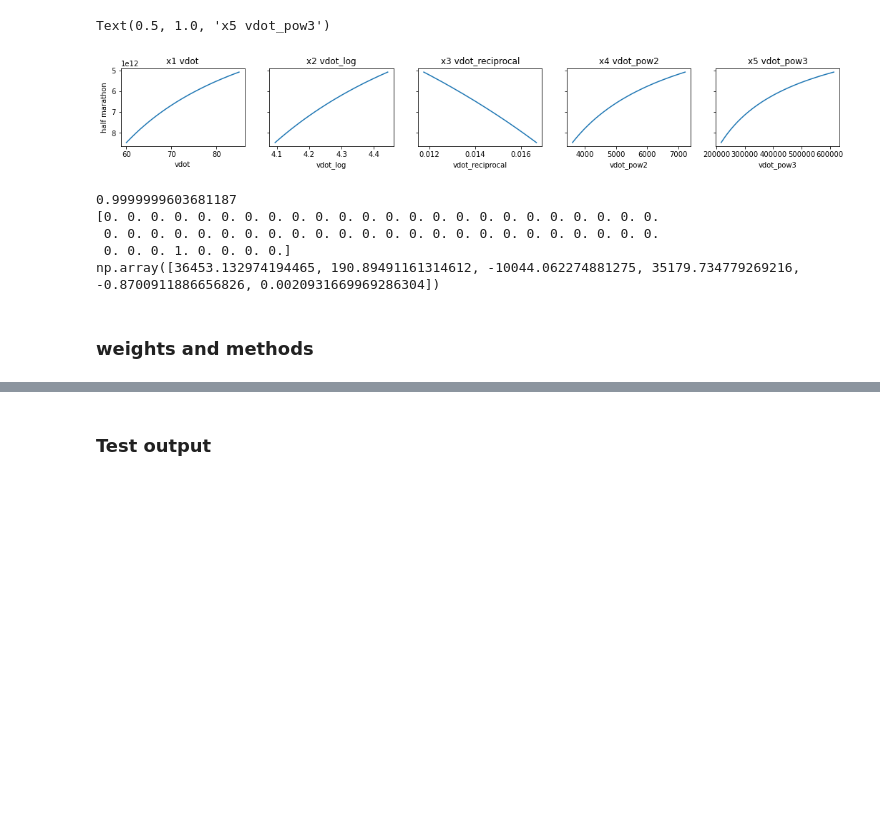
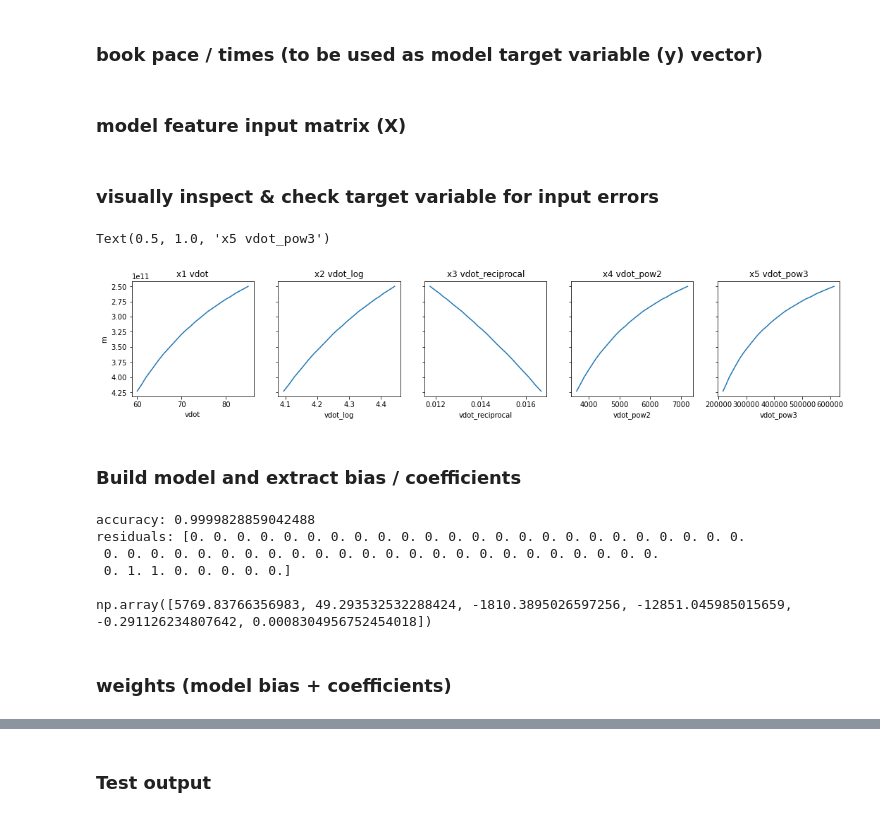
Before and after one commit to justin4480/vdot-pace, a Jupyter notebook: vdot_lr.ipynb, the cells around one changed output, grey strips where cells are left out. Saved outputs shown, nothing was run; the diff lists cells and outputs as text; code cells hidden in the pictures; blank space fills up the shorter version.

```diff
--- a/vdot_lr.ipynb
+++ b/vdot_lr.ipynb
@@ -63,0 +9,2 @@ df['marathon'] = [datetime.timedelta(hours=h, minutes=m, seconds=s) for h, m, s
+# %% [markdown]
+### book pace / times (to be used as model target variable (y) vector)
@@ -64,37 +126,44 @@ df['marathon'] = [datetime.timedelta(hours=h, minutes=m, seconds=s) for h, m, s
+# %% [markdown]
+### model feature input matrix (X)
 # %%
 X = pd.DataFrame(data=df.index)
 X['vdot_log'] = np.log(X.vdot)
 X['vdot_reciprocal'] = 1/X.vdot
 X['vdot_pow2'] = X.vdot ** 2
 X['vdot_pow3'] = X.vdot ** 3
+# %% [markdown]
+### visually inspect & check target variable for input errors
 # %%
-target = 'half marathon'
+target = 'm'
 
-fig, ax = plt.subplots(1, 5, figsize=(18, 2), sharey=True)
+fig, ax = plt.subplots(1, 5, figsize=(18, 3), sharey=True)
 sns.lineplot(x=X.vdot, y=df[target], ax=ax[0]).set_title('x1 vdot')
 sns.lineplot(x=X.vdot_log, y=df[target], ax=ax[1]).set_title('x2 vdot_log')
 sns.lineplot(x=X.vdot_reciprocal, y=df[target], ax=ax[2]).set_title('x3 vdot_reciprocal')
 sns.lineplot(x=X.vdot_pow2, y=df[target], ax=ax[3]).set_title('x4 vdot_pow2')
 sns.lineplot(x=X.vdot_pow3, y=df[target], ax=ax[4]).set_title('x5 vdot_pow3')
 # %% [output]
 Text(0.5, 1.0, 'x5 vdot_pow3')
-[figure, old version]
+[figure, new version]
+# %% [markdown]
+### Build model and extract bias / coefficients
 # %%
 from sklearn.linear_model import LinearRegression
 
-y = df['half marathon'].apply(lambda x: int(x.total_seconds()))
+y = df['m'].apply(lambda x: int(x.total_seconds()))
 
 clf = LinearRegression()
 clf.fit(X, y)
 
-print(clf.score(X, y))
-print(np.round((clf.predict(X)), 0) - y.values)
-print(f"np.array([{clf.intercept_}, {clf.coef_[0]}, {clf.coef_[1]}, {clf.coef_[2]}, {clf.coef_[3]}, {clf.coef_[4]}])")
+print('accuracy:', clf.score(X, y))
+print('residuals:', np.round((clf.predict(X)), 0) - y.values)
+print(f"\nnp.array([{clf.intercept_}, {clf.coef_[0]}, {clf.coef_[1]}, {clf.coef_[2]}, {clf.coef_[3]}, {clf.coef_[4]}])")
 # %% [output]
-0.9999999603681187
-[0. 0. 0. 0. 0. 0. 0. 0. 0. 0. 0. 0. 0. 0. 0. 0. 0. 0. 0. 0. 0. 0. 0. 0.
+accuracy: 0.9999828859042488
+residuals: [0. 0. 0. 0. 0. 0. 0. 0. 0. 0. 0. 0. 0. 0. 0. 0. 0. 0. 0. 0. 0. 0. 0. 0.
  0. 0. 0. 0. 0. 0. 0. 0. 0. 0. 0. 0. 0. 0. 0. 0. 0. 0. 0. 0. 0. 0. 0. 0.
- 0. 0. 0. 1. 0. 0. 0. 0.]
-np.array([36453.132974194465, 190.89491161314612, -10044.062274881275, 35179.734779269216, -0.8700911886656826, 0.0020931669969286304])
+ 0. 1. 1. 0. 0. 0. 0. 0.]
+
+np.array([5769.83766356983, 49.293532532288424, -1810.3895026597256, -12851.045985015659, -0.291126234807642, 0.0008304956752454018])
-# %% [markdown]
-### weights and methods
+# %% [markdown]
+### weights (model bias + coefficients)
```
Also changed, not shown: parts of 17 cells of this notebook, 1 other file.
